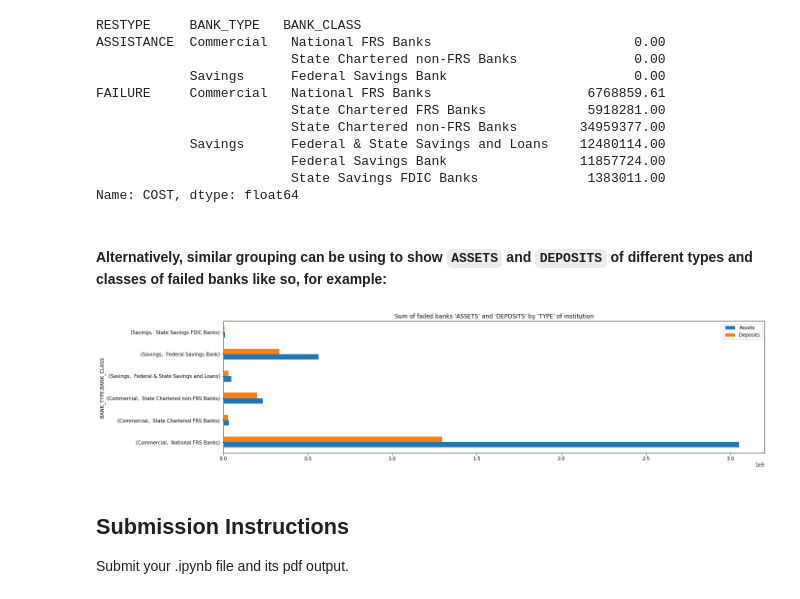
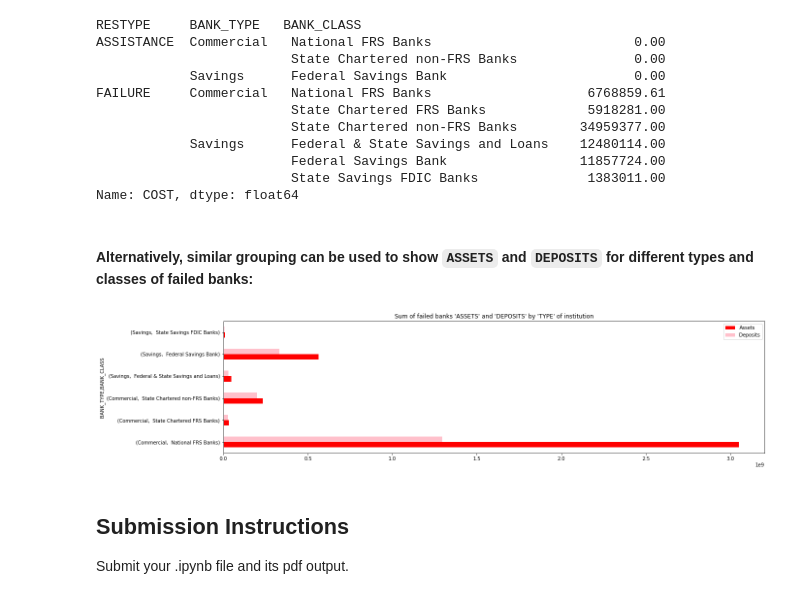
Before and after one commit to allaccountstaken/best_of_Python, a Jupyter notebook: M7/Exercise_Aggregates.ipynb, the cells around one changed output. Drawn from its saved outputs; the diff is of its cells as text; code cells hidden in the pictures.

```diff
--- a/M7/Exercise_Aggregates.ipynb
+++ b/M7/Exercise_Aggregates.ipynb
@@ -242,19 +250,23 @@ FAILURE     Commercial   National FRS Banks                    6768859.61
                          State Savings FDIC Banks              1383011.00
 Name: COST, dtype: float64
 # %% [markdown]
-#### Alternatively, similar grouping can be using to show `ASSETS` and `DEPOSITS` of different types and classes of failed banks like so, for example:
+#### Alternatively, similar grouping can be used to show `ASSETS` and `DEPOSITS` for different types and classes of failed banks:
 # %%
 fig, ax = plt.subplots()
 title = "Sum of failed banks 'ASSETS' and 'DEPOSITS' by 'TYPE' of institution"
-df.groupby(['BANK_TYPE', 'BANK_CLASS'])['QBFASSET','QBFDEP' ].sum().plot(kind='barh',
-                                                          figsize=(20, 5),
-                                                          title=title, ax=ax)
+keys = ['BANK_TYPE', 'BANK_CLASS']
+df.groupby(keys)['QBFASSET','QBFDEP'].sum().plot(kind='barh',
+                                                 figsize=(20, 5),
+                                                 title=title,
+                                                 color=('red', 'pink'),
+                                                 ax=ax)
+
 ax.legend({"Assets":"QBFASSET", "Deposits":"QBFDEP"})
 
 
 plt.show()
 # %% [output]
-[figure, old version]
+[figure, new version]
 # %% [markdown]
 ## Submission Instructions
 Submit your .ipynb file and its pdf output.
```
Also changed, not shown: parts of 9 cells of this notebook.
